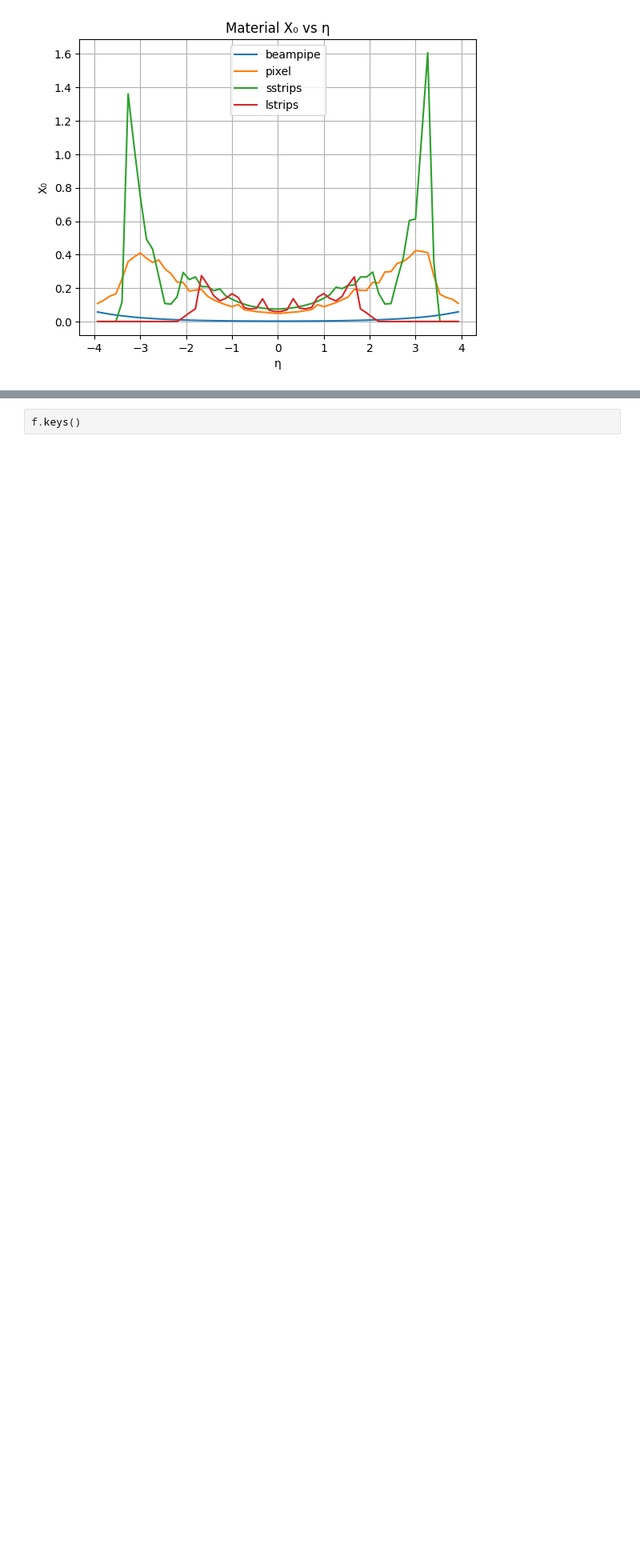
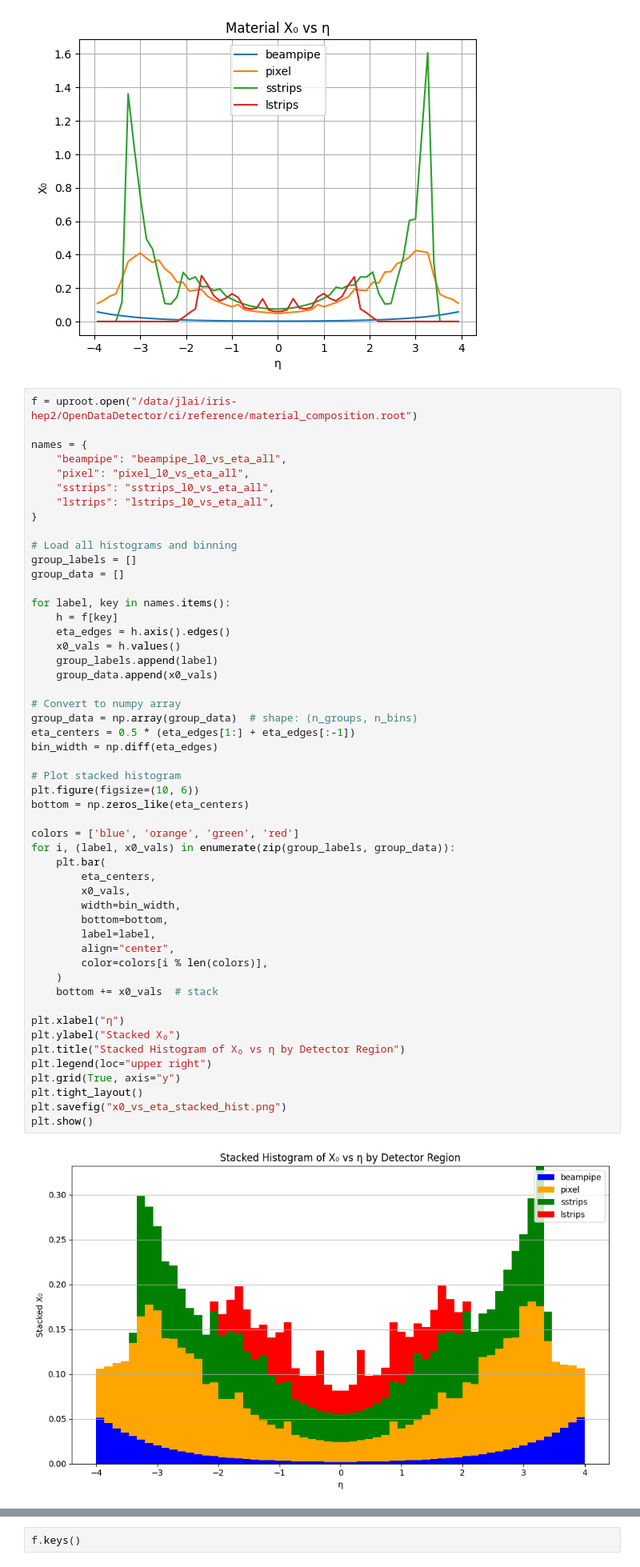
Before and after one commit to dlai211/iris-hep-log, a Jupyter notebook: code/test.ipynb, the cells around one changed output, grey strips where cells are left out. Shown: that part at 80% size. Cells and saved outputs as stored; diff of their text form; blank space fills up the shorter version.

```diff
--- a/code/test.ipynb
+++ b/code/test.ipynb
@@ -31,6 +31,59 @@ plt.savefig("x0_vs_eta.png")
 plt.show()
 # %% [output]
 [figure]
+# %%
+f = uproot.open("/data/jlai/iris-hep2/OpenDataDetector/ci/reference/material_composition.root")
+
+names = {
+    "beampipe": "beampipe_l0_vs_eta_all",
+    "pixel": "pixel_l0_vs_eta_all",
+    "sstrips": "sstrips_l0_vs_eta_all",
+    "lstrips": "lstrips_l0_vs_eta_all",
+}
+
+# Load all histograms and binning
+group_labels = []
+group_data = []
+
+for label, key in names.items():
+    h = f[key]
+    eta_edges = h.axis().edges()
+    x0_vals = h.values()
+    group_labels.append(label)
+    group_data.append(x0_vals)
+
+# Convert to numpy array
+group_data = np.array(group_data)  # shape: (n_groups, n_bins)
+eta_centers = 0.5 * (eta_edges[1:] + eta_edges[:-1])
+bin_width = np.diff(eta_edges)
+
+# Plot stacked histogram
+plt.figure(figsize=(10, 6))
+bottom = np.zeros_like(eta_centers)
+
+colors = ['blue', 'orange', 'green', 'red']
+for i, (label, x0_vals) in enumerate(zip(group_labels, group_data)):
+    plt.bar(
+        eta_centers,
+        x0_vals,
+        width=bin_width,
+        bottom=bottom,
+        label=label,
+        align="center",
+        color=colors[i % len(colors)],
+    )
+    bottom += x0_vals  # stack
+
+plt.xlabel("η")
+plt.ylabel("Stacked X₀")
+plt.title("Stacked Histogram of X₀ vs η by Detector Region")
+plt.legend(loc="upper right")
+plt.grid(True, axis="y")
+plt.tight_layout()
+plt.savefig("x0_vs_eta_stacked_hist.png")
+plt.show()
+# %% [output]
+[figure, added]
 # %%
 f = uproot.open("/data/jlai/iris-hep2/OpenDataDetector/ci/reference/material_composition.root")
 
```
Also changed, not shown: parts of 6 cells of this notebook, 1 other file.
